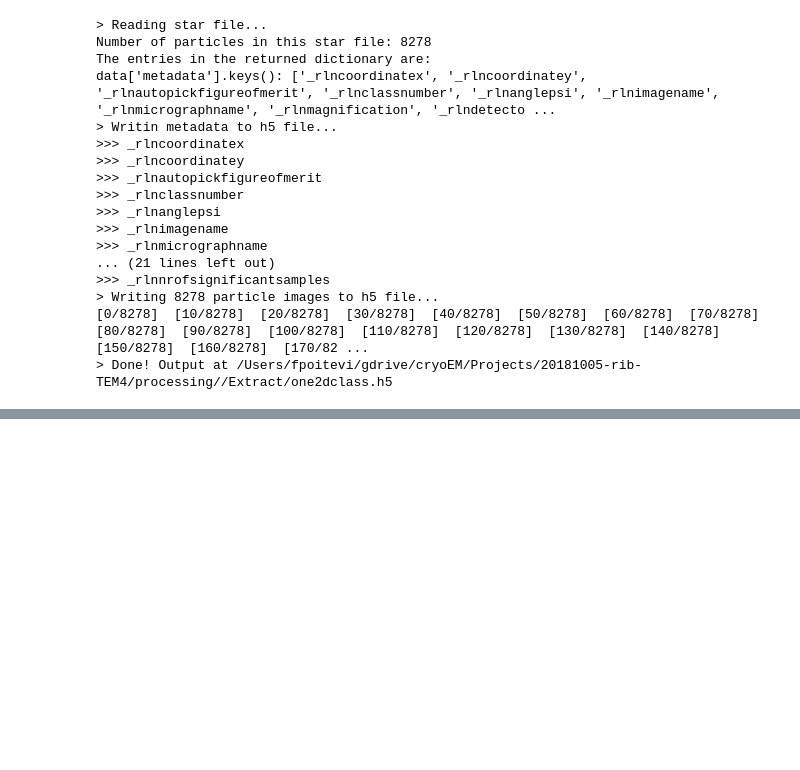
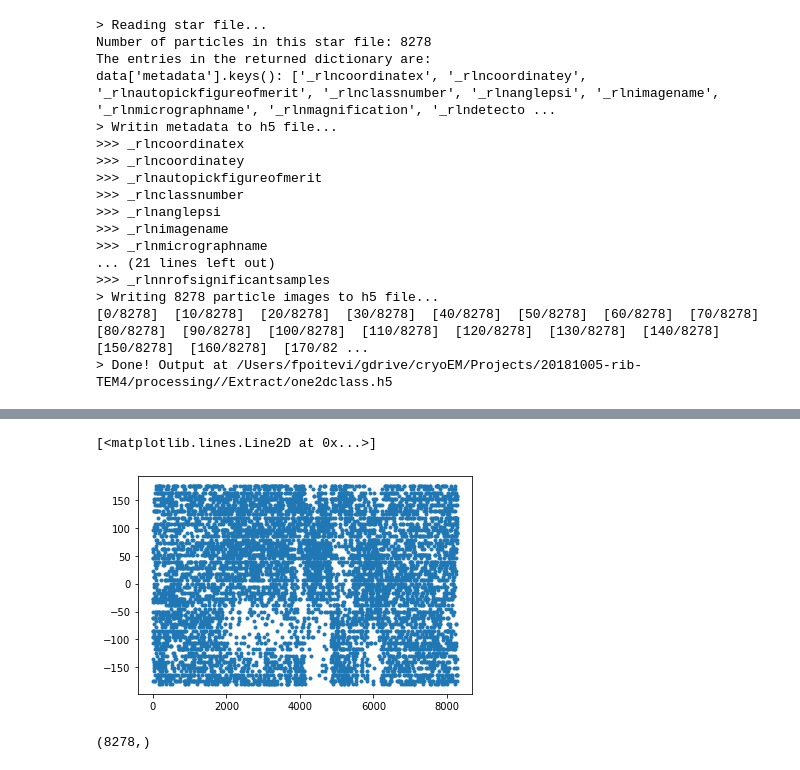
Before and after one commit to slaclab/cryoEM-notebooks, a Jupyter notebook: notebooks/Interfaces/RELION reader.ipynb, the cells around one changed output, grey strips where cells are left out. Saved outputs shown, nothing was run; the diff lists cells and outputs as text; code cells hidden in the pictures; blank space fills up the shorter version.

```diff
--- a/notebooks/Interfaces/RELION reader.ipynb
+++ b/notebooks/Interfaces/RELION reader.ipynb
@@ -68,0 +76,5 @@ plt.imshow(np.mean(particles, axis=0))
+# %%
+plt.plot(data['_rlnanglepsi'], '.')
+# %% [output]
+[<matplotlib.lines.Line2D at 0x...>]
+[figure, added]
@@ -68,0 +107,4 @@ plt.imshow(np.mean(particles, axis=0))
+# %%
+index_order_np.shape
+# %% [output]
+(8278,)
```
Also changed, not shown: parts of 7 cells of this notebook, 1 other file.
